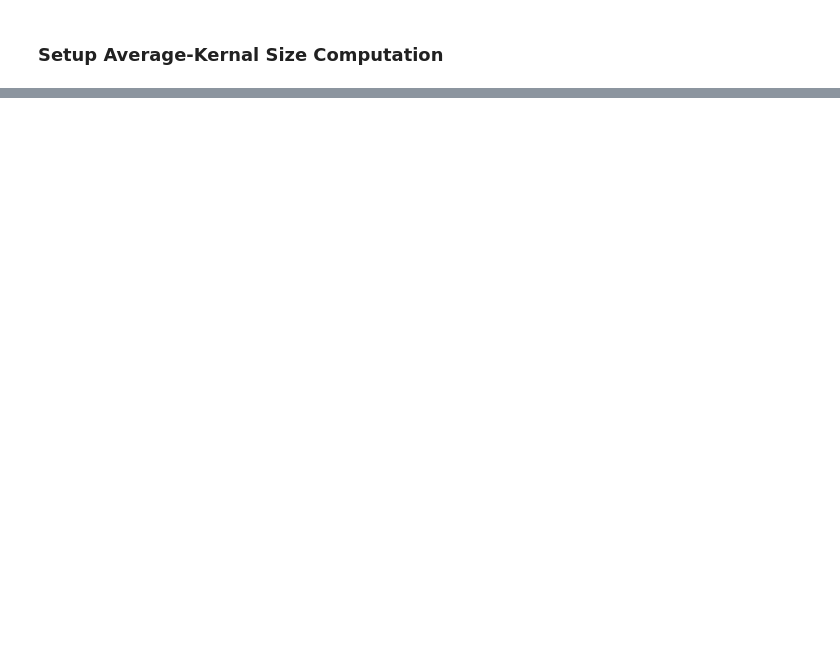
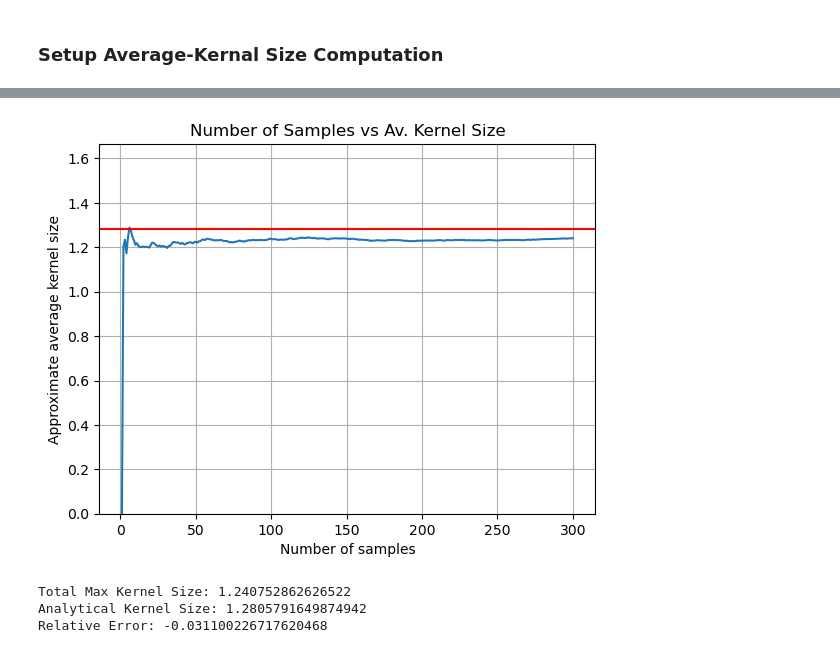
Before and after one commit to nm19000/AccuracyBounds, a Jupyter notebook: examples/example_001.ipynb, the cells around one changed output, grey strips where cells are left out. Drawn from its saved outputs; the diff is of its cells as text; code cells hidden in the pictures; blank space fills up the shorter version.

```diff
--- a/examples/example_001.ipynb
+++ b/examples/example_001.ipynb
@@ -116,10 +126,15 @@ plot_avkersize_conv(average_kersize,average_kersize_list, av_kernel_size_analyti
 # %%
 # Step 2: Compute average symmetric kernel sizes:
 average_kersize_sym = average_kernelsize_sym(A, input_data, target_data, p_1, p_2, p, epsilon)
 
 average_kersize_sym_list = []
-for k in range(0,max_k-1):
+for k in range(0,max_k):
     average_kersize_sym =  average_kernelsize_sym(A, input_data[:k], target_data, p_1, p_2, p, epsilon)
     average_kersize_sym_list.append(average_kersize_sym)
 
 plot_avkersize_conv(average_kersize_sym,average_kersize_sym_list, av_kernel_size_analytical, max_k)
+# %% [output]
+[figure, added]
+Total Max Kernel Size: 1.240752862626522
+Analytical Kernel Size: 1.2805791649874942
+Relative Error: -0.031100226717620468
```
Also changed, not shown: parts of 2 cells of this notebook, 5 other files.
